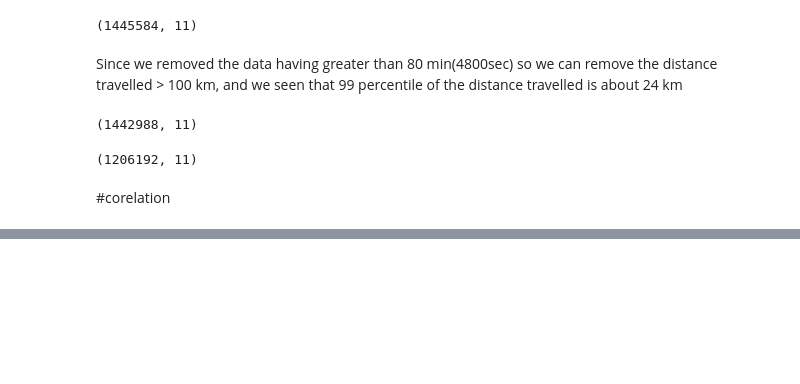
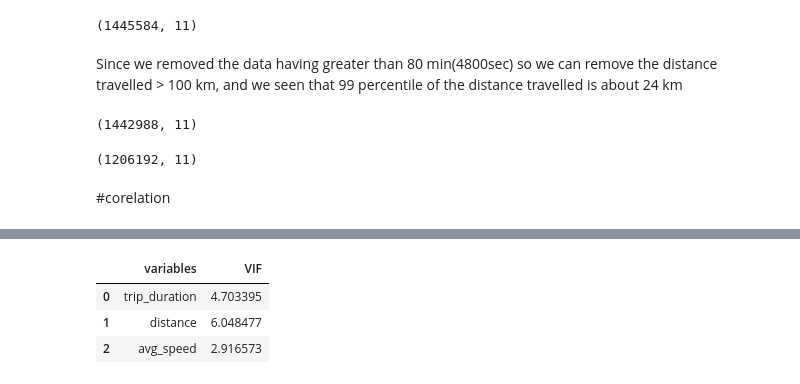
Before and after one commit to pranay2310/NYC-Taxi-Trip-Time-Prediction---Capstone-Project.ipynb, a Jupyter notebook: NYC_Taxi_Trip_Time_Prediction_Capstone_Project.ipynb, the cells around one changed output, grey strips where cells are left out. Cells and saved outputs as stored; diff of their text form; code cells hidden in the pictures; blank space fills up the shorter version.

```diff
--- a/NYC_Taxi_Trip_Time_Prediction_Capstone_Project.ipynb
+++ b/NYC_Taxi_Trip_Time_Prediction_Capstone_Project.ipynb
@@ -608,0 +626,12 @@ df.shape
+# %%
+#Multicollinearity
+from statsmodels.stats.outliers_influence import variance_inflation_factor
+#define function to call multicollinearity
+def calc_vif(X):
+
+    # Calculating VIF
+    vif = pd.DataFrame()
+    vif["variables"] = X.columns
+    vif["VIF"] = [variance_inflation_factor(X.values, i) for i in range(X.shape[1])]
+
+    return(vif)
@@ -608,0 +665,7 @@ df.shape
+# %%
+calc_vif(df[[i for i in df.describe().columns if i not in ["vendor_id",'passenger_count','store_and_fwd_flag', 'dropoff_weekday', 'pickup_weekday','month','pickup_timeofday']]])
+# %% [output]
+|  | variables | VIF |
+| 0 | trip_duration | 4.703395 |
+| 1 | distance | 6.048477 |
+| 2 | avg_speed | 2.916573 |
```
Also changed, not shown: parts of 29 cells of this notebook.
